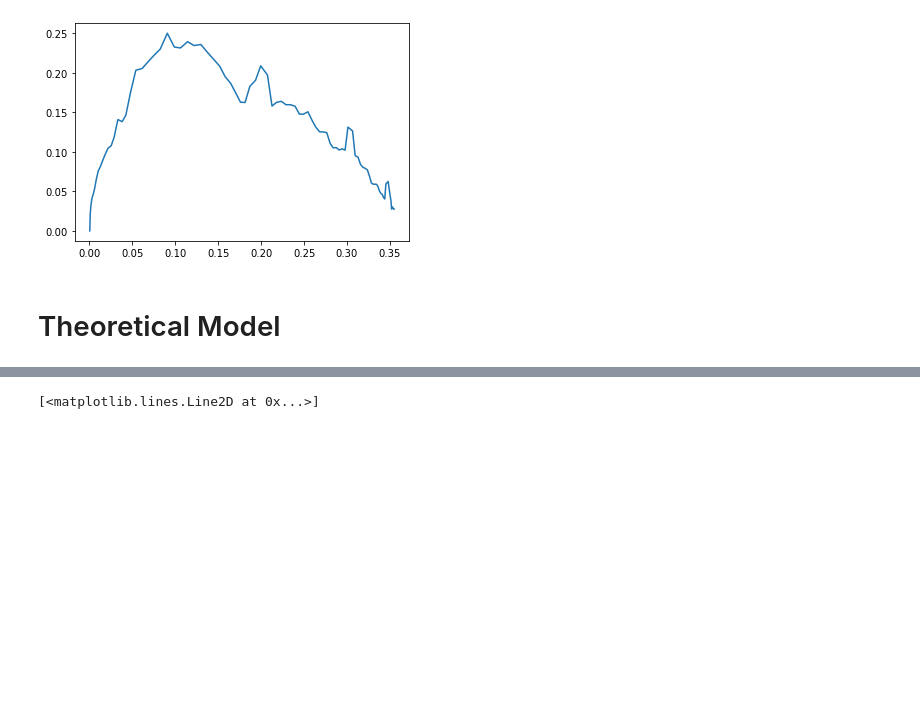
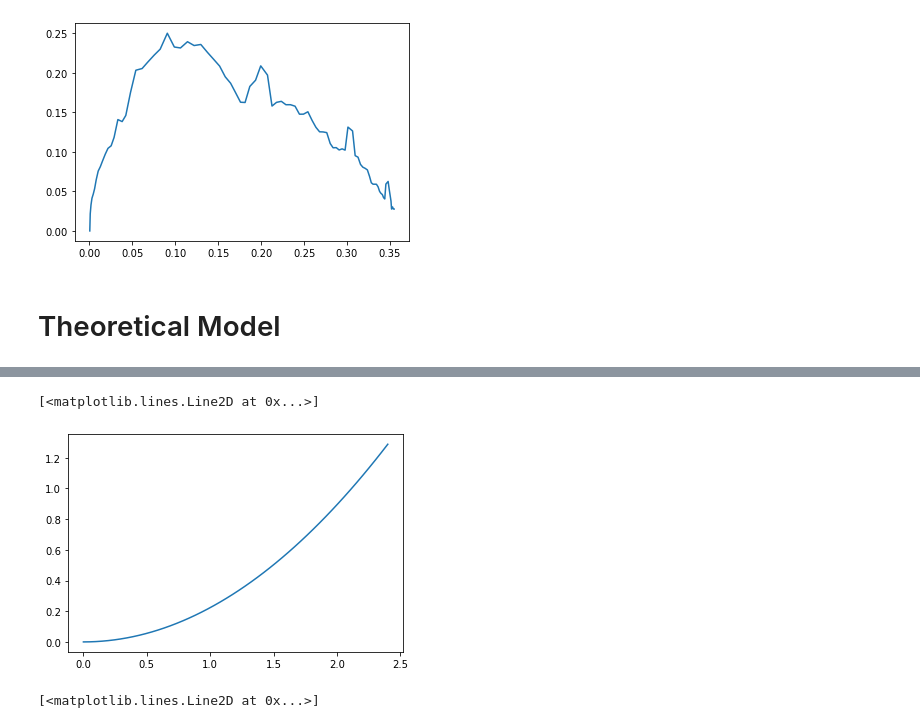
Before and after one commit to Vendetta0462/ProyectoDoubleCone, a Jupyter notebook: Code/Proyecto_Doble_Cono.ipynb, the cells around one changed output, grey strips where cells are left out. Cells and saved outputs as stored; diff of their text form; code cells hidden in the pictures; blank space fills up the shorter version.

```diff
--- a/Code/Proyecto_Doble_Cono.ipynb
+++ b/Code/Proyecto_Doble_Cono.ipynb
@@ -157,3 +112,8 @@ $[0,~0.00022009919,~0.00088039674,~0.0019808927,~0.003521587,~0.0055024796,~0.00
+# %%
+plt.plot(t_1,r_pos)
+# %% [output]
+[<matplotlib.lines.Line2D at 0x...>]
+[figure, added]
 # %%
 vx=np.array([0])
 vy=np.array([0])
```
Also changed, not shown: parts of 9 cells of this notebook, 23 other files.
